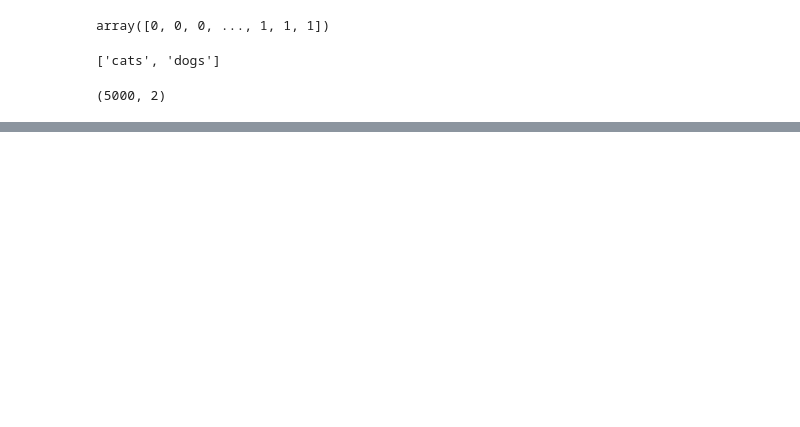
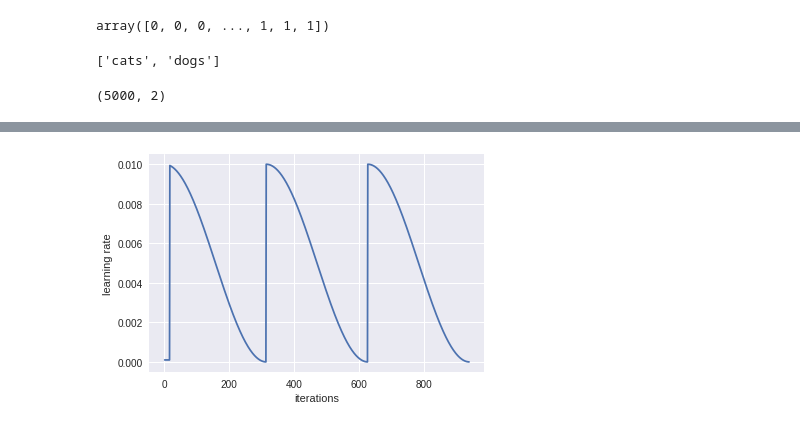
Before and after one commit to karangautam/Learning-Samples, a Jupyter notebook: fastai_lesson_1.ipynb, the cells around one changed output, grey strips where cells are left out. Drawn from its saved outputs; the diff is of its cells as text; code cells hidden in the pictures; blank space fills up the shorter version.

```diff
--- a/fastai_lesson_1.ipynb
+++ b/fastai_lesson_1.ipynb
@@ -416,7 +403,7 @@ plots(ims, rows=2)
 data = ImageClassifierData.from_paths(PATH, tfms=tfms)
 learn = ConvLearner.pretrained(arch, data, precompute=True)
 # %%
-learn.fit(1e-2, 1)
+learn.fit(1e-2, 2)
 # %% [output]
 [interactive output not drawn]
 epoch      trn_loss   val_loss   accuracy
@@ -428,0 +423,4 @@ learn.fit(1e-2, 3, cycle_len=1)
+# %%
+learn.sched.plot_lr()
+# %% [output]
+[figure, added]
```
Also changed, not shown: parts of 32 cells of this notebook.
